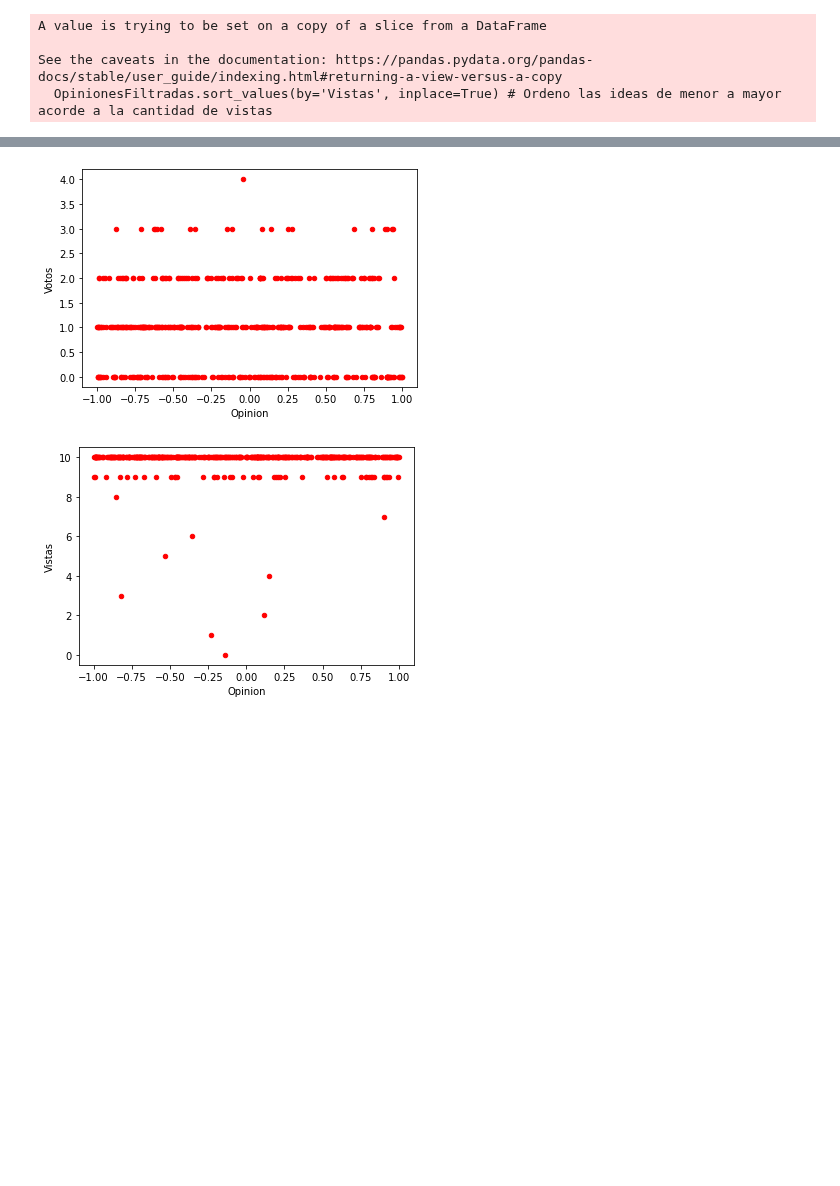
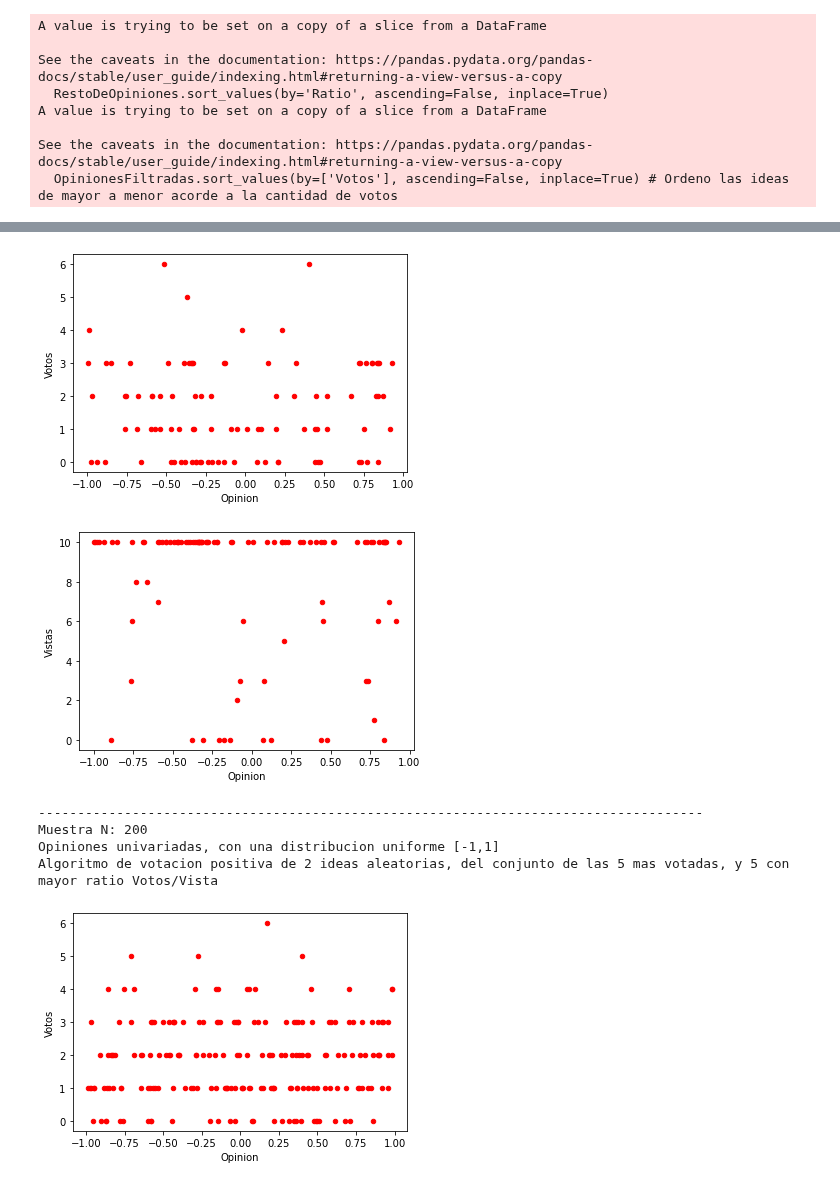
Before and after one commit to MariannoSalgado/Simulacion-RS, a Jupyter notebook: Modelado de opiniones y su impacto en la generación de consensos y disensos en una plataforma de CrowdSourcing.ipynb, the cells around one changed output, grey strips where cells are left out. Drawn from its saved outputs; the diff is of its cells as text; code cells hidden in the pictures; blank space fills up the shorter version.

```diff
--- a/Modelado de opiniones y su impacto en la generación de consensos y disensos en una plataforma de CrowdSourcing.ipynb
+++ b/Modelado de opiniones y su impacto en la generación de consensos y disensos en una plataforma de CrowdSourcing.ipynb
@@ -207,11 +334,12 @@ See the caveats in the documentation: https://pandas.pydata.org/pandas-docs/stab
 # %%
-### Opinion univariada, con una distribucion normal uniforme en el ragno [-1;1]
-### votacion positiva deterministico de  2 ideas
-### Seleccion de ideas por cantidad de vistas (<)
+#¤¤¤¤¤¤¤¤¤¤¤¤¤¤¤¤¤¤¤¤¤¤¤¤ Simulacion V3 ¤¤¤¤¤¤¤¤¤¤¤¤¤¤¤¤¤¤¤¤¤¤¤¤#
+
+#>>>>> Opinion univariada, con una distribucion uniforme en el rango [-1;1]
+#>>>>> votacion positiva aleatoria de 2 ideas
+#>>>>> Seleccion de ideas por ratio (5 (de las 10) ideas mas votadas, junto con 5 (de las 10) ideas con mayor ratio Votos/Vista)
 
 
 # Defino a los agentes.
-
 class Person (object):
     def __init__ (self, opinion,ID):
         self.Oi = opinion
@@ -237,16 +365,11 @@ class Person (object):
     def append_IdeasVotadas (self, IdeaVotada):
         self.IdeasVotadas.append (IdeaVotada)
 
-    def votar (self, ideas): # Asume que se le da un dataframe con las opiniones (distribuidas uniformemente),
-        Comp = 3             # y devuelve cual es el ID de la idea mas cercana a la del sujeto
-        vota = 0
-        for i in ideas.index:
-            V = abs(ideas.at[i,'Opinion']-self.Oi)
-            if V == Comp:
-                vota = random.randint (i, vota)
-            elif V < Comp:
-                vota = i
-                Comp = V
+    def votar (self, ideas): # Asume que se le da un dataframe con las opiniones
+        Votara = ideas.sample (n=2)
+        vota = []
+        for i in Votara.index:
+            vota.append (i)
         return vota # Me devuelve la id de la idea a votar
 
     def comparar (self, idea): # Devuelve la distancia entre la opinion que se le pase y la del sujeto
@@ -266,7 +389,7 @@ class Person (object):
         self.IdeasVistas = []
 
 
-# Creo la muestra
+# Creo la muestra, y les asigno la opinion
 for q in TamañoDeLaMuestra:
     # Creo la muestra
     Muestra_Completa = {}
@@ -274,33 +397,43 @@ for q in TamañoDeLaMuestra:
         Muestra_Completa [k] = Person (np.random.uniform (-1,1),k*111) # Creo una muestra de sujetos con una Opinion distribuida uniformemente,
                                                                        # y les asigno una id a los sujetos
 
-#¤¤¤¤¤¤¤¤¤¤¤¤¤¤¤¤¤¤¤¤¤¤¤¤ Simulacion Basica ¤¤¤¤¤¤¤¤¤¤¤¤¤¤¤¤¤¤¤¤¤¤¤¤#
 
-    Muestra_Simulacion = Muestra_Completa.copy() # Creo una copia de la muestra original, por si se crean varias simulaciones diferentes
-    DataSave = pd.DataFrame(columns=['ID', 'Opinion', 'Votos', 'Vistas'])
+    #¤¤¤¤¤¤¤¤¤¤¤¤¤¤¤¤¤¤¤¤¤¤¤¤ Simulacion ¤¤¤¤¤¤¤¤¤¤¤¤¤¤¤¤¤¤¤¤¤¤¤¤#
+
+    Muestra_Simulacion = Muestra_Completa.copy()
+    DataSave = pd.DataFrame(columns=['ID', 'Opinion', 'Votos', 'Vistas','Ratio'])
     MinutoAMinuto = pd.DataFrame(columns=['Sujeto', 'Opinion Sujeto', 'ID Idea Mostrada', 'Idea Mostrada', 'Otras opiniones que vio', 'Voto', 'Distancia'])
     OpinanNoVotan = 0
     TiempoSimulacion = 0
 
     for i in Muestra_Simulacion:
         ParticipanteActual = i
-        if OpinanNoVotan < QOpinionesExpuestas: # Si hay menos opiniones que las necesarias para mostrar los individuos van a opinar, no votar.
+        if OpinanNoVotan < 20: # Si hay menos opiniones que las necesarias para mostrar los individuos van a opinar, no votar.
             DataSave.at [OpinanNoVotan,'ID'] = Muestra_Simulacion.get(i).get_ID()
             DataSave.at [OpinanNoVotan,'Opinion'] = Muestra_Simulacion.get(i).get_Oi()
             DataSave.at [OpinanNoVotan,'Votos'] = 0
             DataSave.at [OpinanNoVotan,'Vistas'] = 0
+            DataSave.at [OpinanNoVotan,'Ratio'] = 0
             OpinanNoVotan +=1
         else:
             OpinionesFiltradas = DataSave[DataSave.Vistas < QVecesMuestroOpinion] # Filtro las ideas que tengan menos vistas del limite asignado
-            OpinionesFiltradas.sort_values(by='Vistas', inplace=True) # Ordeno las ideas de menor a mayor acorde a la cantidad de vistas
-            OpinionesParaVotar = OpinionesFiltradas.iloc[:QOpinionesExpuestas, :2] # Creo un dataframe con las ideas que va a ver el sujeto
+            OpinionesFiltradas.sort_values(by=['Votos'], ascending=False, inplace=True) # Ordeno las ideas de mayor a menor acorde a la cantidad de votos
+            OpinionesMasVotadas = OpinionesFiltradas.iloc[:10, :2] # Creo un DF con las 10 Opiniones mas votadas
+            OpinionesMasVotadasSeleccionadas = OpinionesMasVotadas.sample (n=5) # Selecciono 5 de las 10 opiniones mas votadas
+            RestoDeOpiniones = OpinionesFiltradas.iloc[10:, :]
+            RestoDeOpiniones.sort_values(by='Ratio', ascending=False, inplace=True)
+            OpinionesConMayorRatio = RestoDeOpiniones.iloc[:10, :2]  # Creo un df con las 10 opiniones con mayor ratio
+            OpinionesConMayorRatioSeleccionadas = OpinionesConMayorRatio.sample (n=5)  # Selecciono 5 de las 10 opiniones con mayor ratio
+            OpinionesParaVotar = pd.concat([OpinionesMasVotadasSeleccionadas, OpinionesConMayorRatioSeleccionadas])
             Muestra_Simulacion.get(i).append_IdeasVistas (OpinionesParaVotar)
             DataSave.at [i,'ID'] = Muestra_Simulacion.get(i).get_ID()
             DataSave.at [i,'Opinion'] = Muestra_Simulacion.get(i).get_Oi()
             DataSave.at [i,'Votos'] = 0
             DataSave.at [i,'Vistas'] = 0
+            DataSave.at [i,'Ratio'] = 0
             VotoActual = Muestra_Simulacion.get(i).votar(OpinionesParaVotar)
-            DataSave.at [VotoActual,'Votos'] = DataSave.at [VotoActual,'Votos'] + 1 # Le sumo un voto a la idea.
+            for i in VotoActual:
+                DataSave.at [i,'Votos'] = DataSave.at [i,'Votos'] + 1 # Le sumo un voto a la idea.
             for i in OpinionesParaVotar.index:
                 DataSave.at [i,'Vistas'] = DataSave.at [i,'Vistas'] + 1 # Le sumo una vista a la ideas expuestas
 
@@ -312,16 +445,21 @@ for q in TamañoDeLaMuestra:
                 CopiaOpiniones = OpinionesParaVotar.index.tolist()
                 CopiaOpiniones.remove(i)
                 MinutoAMinuto.at [TiempoSimulacion,'Otras opiniones que vio'] = CopiaOpiniones
-                if (DataSave.at [VotoActual,'ID']) == (OpinionesParaVotar.at [i,'ID']):
+                if (DataSave.at [VotoActual[0],'ID']) == (OpinionesParaVotar.at [i,'ID']) or (DataSave.at [VotoActual[1],'ID']) == (OpinionesParaVotar.at [i,'ID']):
                     MinutoAMinuto.at [TiempoSimulacion,'Voto'] = True
                 else:
                     MinutoAMinuto.at [TiempoSimulacion,'Voto'] = False
                 MinutoAMinuto.at [TiempoSimulacion,'Distancia'] = Muestra_Simulacion.get(ParticipanteActual).comparar(OpinionesParaVotar.at [i,'Opinion'])
                 TiempoSimulacion +=1
 
-    print (MinutoAMinuto)
-    print (DataSave.sort_values(by=['Votos'], ascending=False))
 
+    ##### Visualizo la data
+    # print (MinutoAMinuto)
+    print ("-------------------------------------------------------------------------------------")
+    print ("Muestra N: " + str(q))
+    print ("Opiniones univariadas, con una distribucion uniforme [-1,1]")
+    print ("Algoritmo de votacion positiva de 2 ideas aleatorias, del conjunto de las 5 mas votadas, y 5 con mayor ratio Votos/Vista")
+    #print (DataSave.sort_values(by=['Votos'], ascending=False))
     DataSave.plot(kind='scatter',x='Opinion',y='Votos',color='red')
     DataSave.plot(kind='scatter',x='Opinion',y='Vistas',color='red')
     #plt.yticks(range(5))
@@ -330,4 +468,8 @@ for q in TamañoDeLaMuestra:
 A value is trying to be set on a copy of a slice from a DataFrame
 
 See the caveats in the documentation: https://pandas.pydata.org/pandas-docs/stable/user_guide/indexing.html#returning-a-view-versus-a-copy
-  OpinionesFiltradas.sort_values(by='Vistas', inplace=True) # Ordeno las ideas de menor a mayor acorde a la cantidad de vistas
+  RestoDeOpiniones.sort_values(by='Ratio', ascending=False, inplace=True)
+A value is trying to be set on a copy of a slice from a DataFrame
+
+See the caveats in the documentation: https://pandas.pydata.org/pandas-docs/stable/user_guide/indexing.html#returning-a-view-versus-a-copy
+  OpinionesFiltradas.sort_values(by=['Votos'], ascending=False, inplace=True) # Ordeno las ideas de mayor a menor acorde a la cantidad de votos
@@ -351,2 +480,7 @@ See the caveats in the documentation: https://pandas.pydata.org/pandas-docs/stab
-[figure, old version]
+[figure, new version]
-[figure, old version]
+[figure, new version]
+-------------------------------------------------------------------------------------
+Muestra N: 200
+Opiniones univariadas, con una distribucion uniforme [-1,1]
+Algoritmo de votacion positiva de 2 ideas aleatorias, del conjunto de las 5 mas votadas, y 5 con mayor ratio Votos/Vista
+[figure, added]
```
Also changed, not shown: parts of 4 cells of this notebook.
